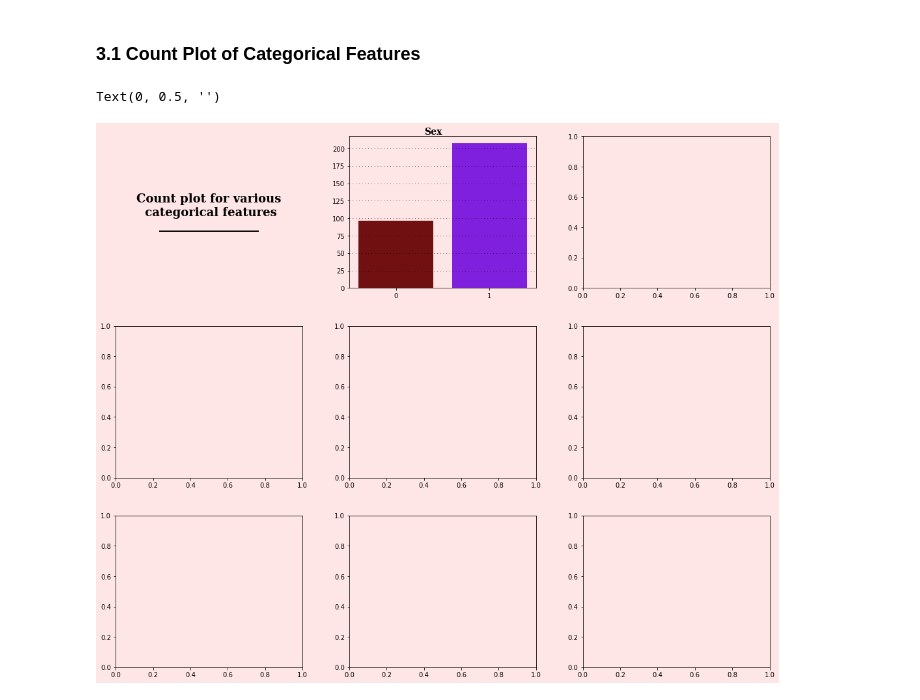
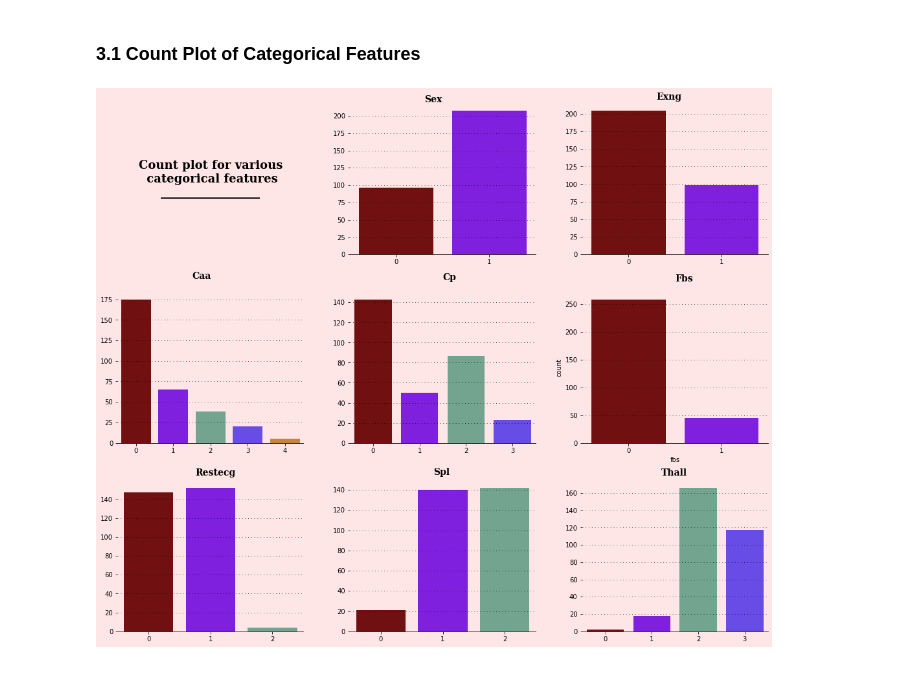
Before and after one commit to anyfish/notebook_project_ml, a Jupyter notebook: eda-heart-attacK.ipynb, the cells around one changed output. Saved outputs shown, nothing was run; the diff lists cells and outputs as text; code cells hidden in the pictures.

Commit message:
Categorical and Continuos features Visualization

```diff
--- a/eda-heart-attacK.ipynb
+++ b/eda-heart-attacK.ipynb
@@ -166,6 +166,7 @@ dtype: int64
 # %% [markdown]
 ### 3.1 Count Plot of Categorical Features
 # %%
+# Grid
 fig = plt.figure(figsize=(18,15))
 gs = fig.add_gridspec(3,3)
 gs.update(wspace=0.25, hspace=0.25)
@@ -180,6 +181,7 @@ ax6 = fig.add_subplot(gs[2,0])
 ax7 = fig.add_subplot(gs[2,1])
 ax8 = fig.add_subplot(gs[2,2])
 
+# Colors
 background_color = "#ffe6e6"
 color_palette = ["#800000","#8000ff","#6aac90","#5833ff","#da8829"]
 fig.patch.set_facecolor(background_color)
@@ -191,32 +193,91 @@ ax2.set_facecolor(background_color)
 ax3.set_facecolor(background_color)
 ax4.set_facecolor(background_color)
 ax5.set_facecolor(background_color)
 ax6.set_facecolor(background_color)
 ax7.set_facecolor(background_color)
 ax8.set_facecolor(background_color)
 
 # Title of the plot
 ax0.spines["bottom"].set_visible(False)
 ax0.spines["left"].set_visible(False)
 ax0.spines["top"].set_visible(False)
 ax0.spines["right"].set_visible(False)
 ax0.tick_params(left=False, bottom=False)
 ax0.set_xticklabels([])
 ax0.set_yticklabels([])
 ax0.text(0.5,0.5,
          'Count plot for various\n categorical features\n_________________',
          horizontalalignment='center',
          verticalalignment='center',
          fontsize=18, fontweight='bold',
          fontfamily='serif',
          color="#000000")
 
 # Sex Count
 ax1.text(0.3, 220, 'Sex', fontsize=14, fontweight='bold', fontfamily='serif', color="#000000")
 ax1.grid(color='#000000', linestyle=':', axis='y', zorder=0, dashes=(1,5))
 sns.countplot(ax=ax1, data=df, x='sex', palette=color_palette)
 ax1.set_xlabel('')
 ax1.set_ylabel('')
+
+# Exng Count
+ax2.text(0.3, 220, 'Exng', fontsize=14, fontweight='bold', fontfamily='serif', color='#000000')
+ax2.grid(color='#000000', linestyle=':', axis='y', zorder=0, dashes=(1,5))
+sns.countplot(ax=ax2, data=df, x='exng', palette=color_palette)
+ax2.set_xlabel('')
+ax2.set_ylabel('')
+
+# Caa Count
+ax3.text(1.5, 200, 'Caa', fontsize=14, fontweight="bold", fontfamily='serif', color='#000000')
+ax3.grid(color='#000000', linestyle=':', axis='y', zorder=0, dashes=(1,5))
+sns.countplot(ax=ax3, data=df, x='caa', palette=color_palette)
+ax3.set_xlabel('')
+ax3.set_ylabel('')
+
+# Cp Count
+ax4.text(1.5, 162, 'Cp', fontsize=14, fontweight='bold', fontfamily='serif', color='#000000')
+ax4.grid(color='#000000', linestyle=':', axis='y', zorder=0, dashes=(1,5))
+sns.countplot(ax=ax4, data=df, x='cp', palette=color_palette)
+ax4.set_xlabel('')
+ax4.set_ylabel('')
+
+# Fbs Count
+ax5.text(0.5, 290, 'Fbs', fontsize=14, fontweight='bold', fontfamily='serif', color='#000000')
+ax5.grid(color='#000000', linestyle=':', axis='y', zorder=0, dashes=(1,5))
+sns.countplot(ax=ax5, data=df, x='fbs', palette=color_palette)
+ax5.set_xlabel=('')
+ax5.set_ylabel=('')
+
+# Restecg Count
+ax6.text(0.75, 165, 'Restecg', fontsize=14, fontweight='bold', fontfamily='serif', color='#000000')
+ax6.grid(color='#000000', linestyle=':', axis='y', zorder=0, dashes=(1,5))
+sns.countplot(ax=ax6, data=df, x='restecg', palette=color_palette)
+ax6.set_xlabel('')
+ax6.set_ylabel('')
+
+# Slp Count
+ax7.text(0.85, 155, 'Spl', fontsize=14, fontweight='bold', fontfamily='serif', color='#000000')
+ax7.grid(color='#000000', linestyle=':', axis='y', zorder=0, dashes=(1,5))
+sns.countplot(ax=ax7, data=df, x='slp', palette=color_palette)
+ax7.set_xlabel('')
+ax7.set_ylabel('')
+
+# Thall Count
+ax8.text(1.2, 180, 'Thall', fontsize=14, fontweight='bold', fontfamily='serif', color='#000000')
+ax8.grid(color='#000000', linestyle=':', axis='y', zorder=0, dashes=(1,5))
+sns.countplot(ax=ax8, data=df, x='thall', palette=color_palette)
+ax8.set_xlabel('')
+ax8.set_ylabel('')
+
+# Without Frame
+for s in ['top', 'right', 'left']:
+    ax1.spines[s].set_visible(False)
+    ax2.spines[s].set_visible(False)
+    ax3.spines[s].set_visible(False)
+    ax4.spines[s].set_visible(False)
+    ax5.spines[s].set_visible(False)
+    ax6.spines[s].set_visible(False)
+    ax7.spines[s].set_visible(False)
+    ax8.spines[s].set_visible(False)
 # %% [output]
-Text(0, 0.5, '')
-[figure, old version]
+[figure, new version]
```
Also changed, not shown: parts of 2 cells of this notebook.
